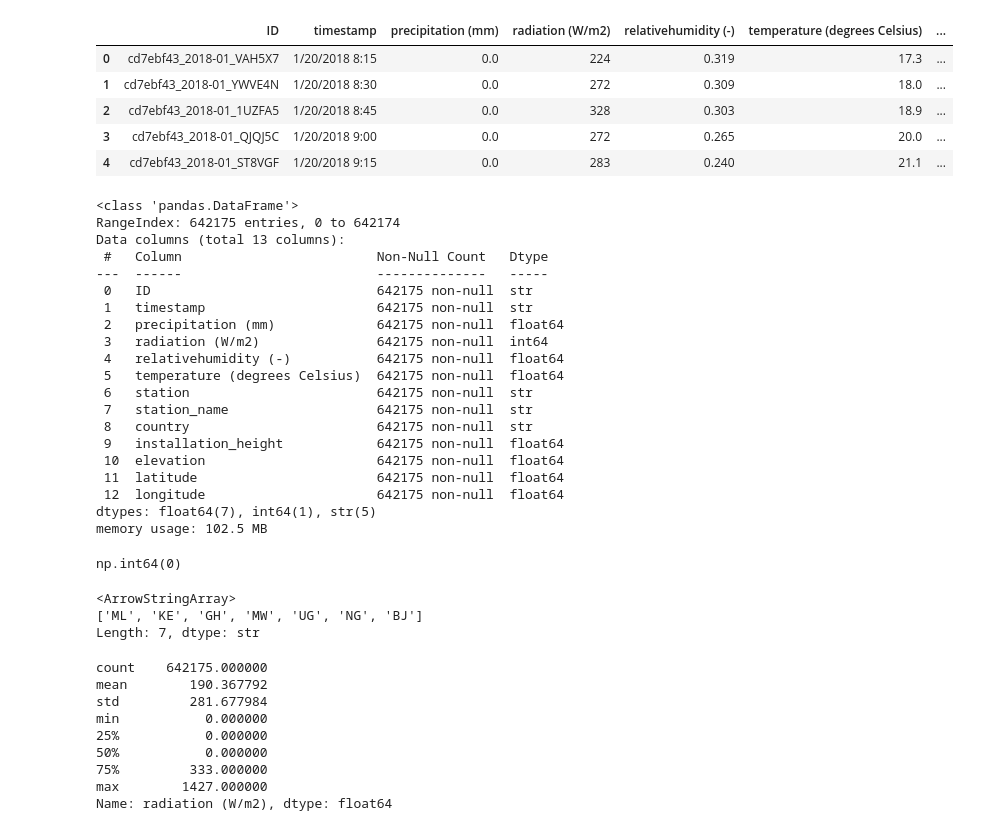
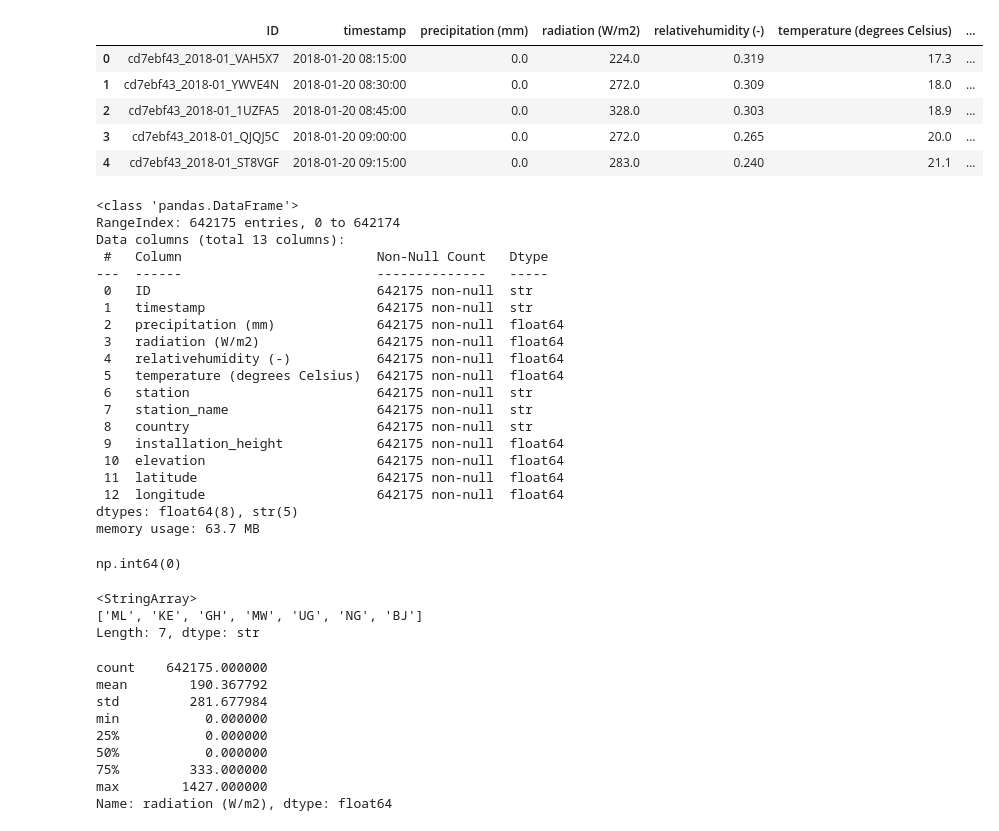
Before and after one commit to josamhany/TAHMO-Solar-Radiation-Prediction, a Jupyter notebook: tamo ieee.ipynb, the cells around one changed output. Cells and saved outputs as stored; diff of their text form; code cells hidden in the pictures.

```diff
--- a/tamo ieee.ipynb
+++ b/tamo ieee.ipynb
@@ -3,16 +3,18 @@ import pandas as pd
 import numpy as np
 import matplotlib.pyplot as plt
 import seaborn as sns
+# %%
+path = r"C:\Users\josam\OneDrive\Desktop\TAHMO-Solar-Radiation-Prediction\TAHMO-Solar-Radiation-Prediction\Train.csv"
 # %%
-df = pd.read_csv(r"C:\Users\HP\Downloads\Train.csv")
+df = pd.read_csv(path)
 df.head()
 # %% [output]
 |  | ID | timestamp | precipitation (mm) | radiation (W/m2) | relativehumidity (-) | temperature (degrees Celsius) | ... |
-| 0 | cd7ebf43_2018-01_VAH5X7 | 1/20/2018 8:15 | 0.0 | 224 | 0.319 | 17.3 | ... |
-| 1 | cd7ebf43_2018-01_YWVE4N | 1/20/2018 8:30 | 0.0 | 272 | 0.309 | 18.0 | ... |
-| 2 | cd7ebf43_2018-01_1UZFA5 | 1/20/2018 8:45 | 0.0 | 328 | 0.303 | 18.9 | ... |
-| 3 | cd7ebf43_2018-01_QJQJ5C | 1/20/2018 9:00 | 0.0 | 272 | 0.265 | 20.0 | ... |
-| 4 | cd7ebf43_2018-01_ST8VGF | 1/20/2018 9:15 | 0.0 | 283 | 0.240 | 21.1 | ... |
+| 0 | cd7ebf43_2018-01_VAH5X7 | 2018-01-20 08:15:00 | 0.0 | 224.0 | 0.319 | 17.3 | ... |
+| 1 | cd7ebf43_2018-01_YWVE4N | 2018-01-20 08:30:00 | 0.0 | 272.0 | 0.309 | 18.0 | ... |
+| 2 | cd7ebf43_2018-01_1UZFA5 | 2018-01-20 08:45:00 | 0.0 | 328.0 | 0.303 | 18.9 | ... |
+| 3 | cd7ebf43_2018-01_QJQJ5C | 2018-01-20 09:00:00 | 0.0 | 272.0 | 0.265 | 20.0 | ... |
+| 4 | cd7ebf43_2018-01_ST8VGF | 2018-01-20 09:15:00 | 0.0 | 283.0 | 0.240 | 21.1 | ... |
 # %%
 df.info()
 # %% [output]
@@ -24,7 +26,7 @@ Data columns (total 13 columns):
  0   ID                             642175 non-null  str
  1   timestamp                      642175 non-null  str
  2   precipitation (mm)             642175 non-null  float64
- 3   radiation (W/m2)               642175 non-null  int64
+ 3   radiation (W/m2)               642175 non-null  float64
  4   relativehumidity (-)           642175 non-null  float64
  5   temperature (degrees Celsius)  642175 non-null  float64
  6   station                        642175 non-null  str
@@ -34,8 +36,8 @@ Data columns (total 13 columns):
  10  elevation                      642175 non-null  float64
  11  latitude                       642175 non-null  float64
  12  longitude                      642175 non-null  float64
-dtypes: float64(7), int64(1), str(5)
-memory usage: 102.5 MB
+dtypes: float64(8), str(5)
+memory usage: 63.7 MB
 # %%
 df.duplicated().sum()
 # %% [output]
@@ -43,7 +45,7 @@ np.int64(0)
 # %%
 df["country"].unique()
 # %% [output]
-<ArrowStringArray>
+<StringArray>
 ['ML', 'KE', 'GH', 'MW', 'UG', 'NG', 'BJ']
 Length: 7, dtype: str
 # %%
```
Also changed, not shown: parts of 7 cells of this notebook, 45 other files.
